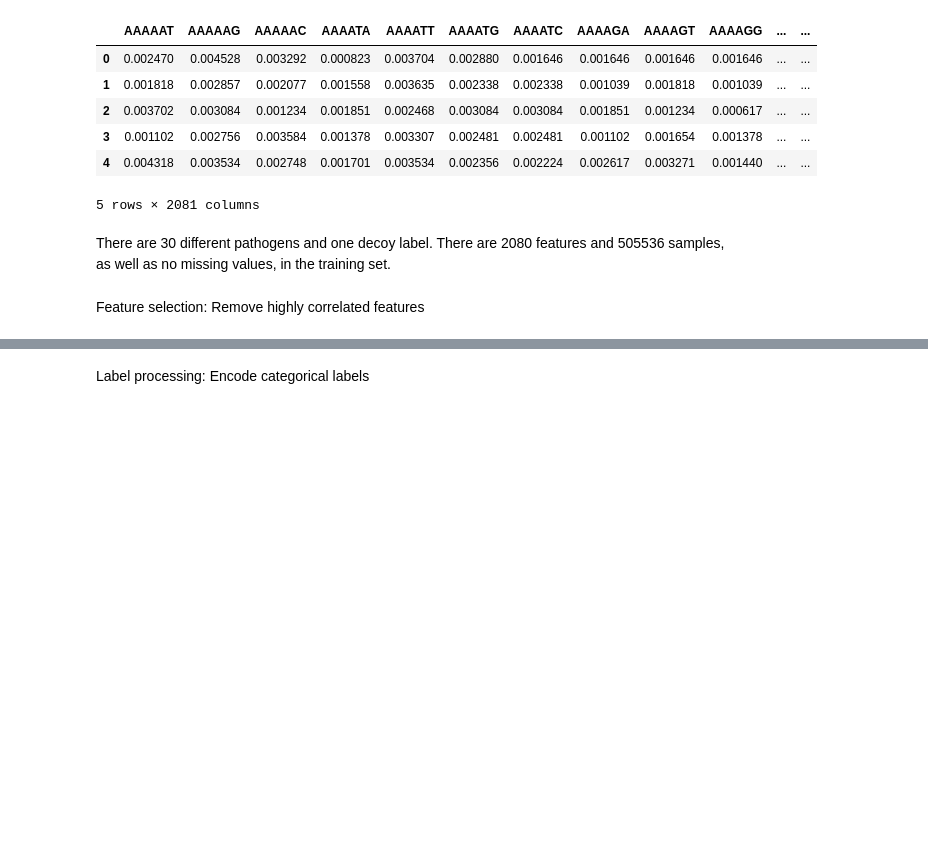
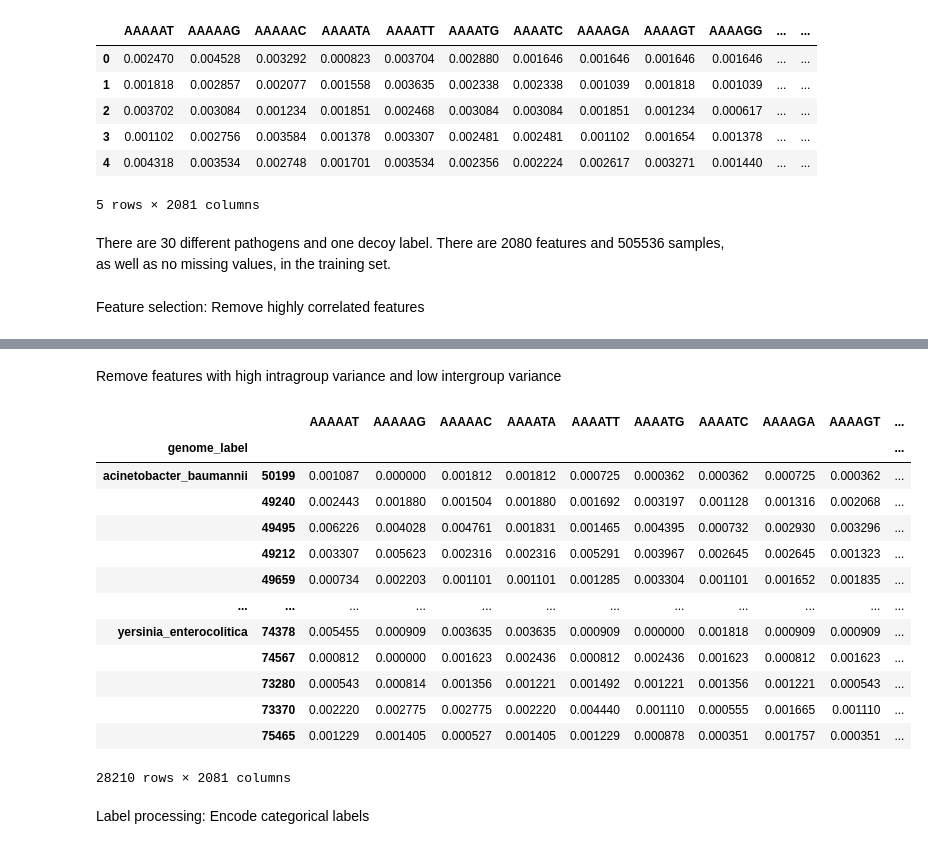
Before and after one commit to xxiann/cs4220-T4_proj2, a Jupyter notebook: pathogen_detection.ipynb, the cells around one changed output, grey strips where cells are left out. Saved outputs shown, nothing was run; the diff lists cells and outputs as text; code cells hidden in the pictures; blank space fills up the shorter version.

```diff
--- a/pathogen_detection.ipynb
+++ b/pathogen_detection.ipynb
@@ -60,3 +83,30 @@ to_drop = [c for c in tri_df.columns if any(tri_df[c] > 0.8)] # drop columns tha
+# %%
+df_train.drop(columns=to_drop, inplace=True)
+# %% [markdown]
+Remove features with high intragroup variance and low intergroup variance
+# %%
+# calculate F-score = intergroup variance / intragroup variance
+for c in df_train.columns:
+    f_score = 0
+    for pathogen in :
+        intergroup variance = df_train[df_train['genome_label'] == pathogen].var()
+
+df_train['genome_label'].var()
+# %% [output]
+|  |  | AAAAAT | AAAAAG | AAAAAC | AAAATA | AAAATT | AAAATG | AAAATC | AAAAGA | AAAAGT | ... |
+| genome_label |  |  |  |  |  |  |  |  |  |  | ... |
+| acinetobacter_baumannii | 50199 | 0.001087 | 0.000000 | 0.001812 | 0.001812 | 0.000725 | 0.000362 | 0.000362 | 0.000725 | 0.000362 | ... |
+|  | 49240 | 0.002443 | 0.001880 | 0.001504 | 0.001880 | 0.001692 | 0.003197 | 0.001128 | 0.001316 | 0.002068 | ... |
+|  | 49495 | 0.006226 | 0.004028 | 0.004761 | 0.001831 | 0.001465 | 0.004395 | 0.000732 | 0.002930 | 0.003296 | ... |
+|  | 49212 | 0.003307 | 0.005623 | 0.002316 | 0.002316 | 0.005291 | 0.003967 | 0.002645 | 0.002645 | 0.001323 | ... |
+|  | 49659 | 0.000734 | 0.002203 | 0.001101 | 0.001101 | 0.001285 | 0.003304 | 0.001101 | 0.001652 | 0.001835 | ... |
+| ... | ... | ... | ... | ... | ... | ... | ... | ... | ... | ... | ... |
+| yersinia_enterocolitica | 74378 | 0.005455 | 0.000909 | 0.003635 | 0.003635 | 0.000909 | 0.000000 | 0.001818 | 0.000909 | 0.000909 | ... |
+|  | 74567 | 0.000812 | 0.000000 | 0.001623 | 0.002436 | 0.000812 | 0.002436 | 0.001623 | 0.000812 | 0.001623 | ... |
+|  | 73280 | 0.000543 | 0.000814 | 0.001356 | 0.001221 | 0.001492 | 0.001221 | 0.001356 | 0.001221 | 0.000543 | ... |
+|  | 73370 | 0.002220 | 0.002775 | 0.002775 | 0.002220 | 0.004440 | 0.001110 | 0.000555 | 0.001665 | 0.001110 | ... |
+|  | 75465 | 0.001229 | 0.001405 | 0.000527 | 0.001405 | 0.001229 | 0.000878 | 0.000351 | 0.001757 | 0.000351 | ... |
+28210 rows × 2081 columns
 # %%
 df_train.drop(columns=to_drop, inplace=True)
 # %% [markdown]
```
Also changed, not shown: parts of 6 cells of this notebook.
